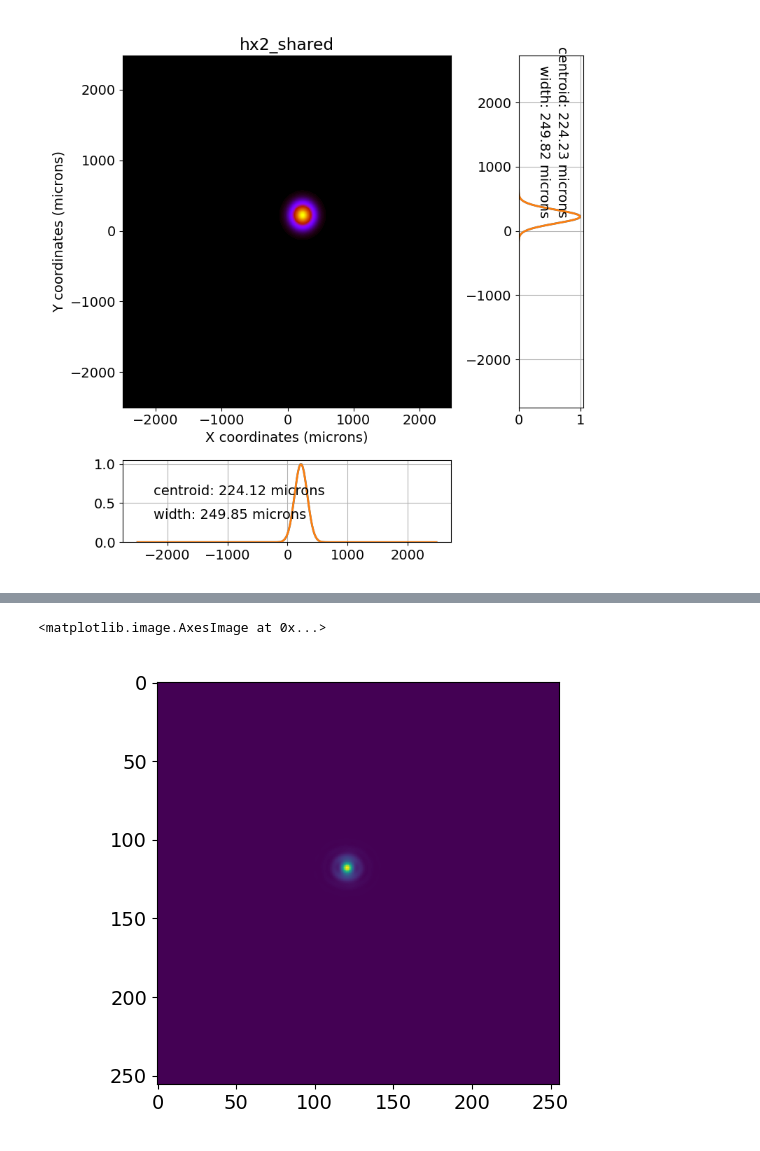
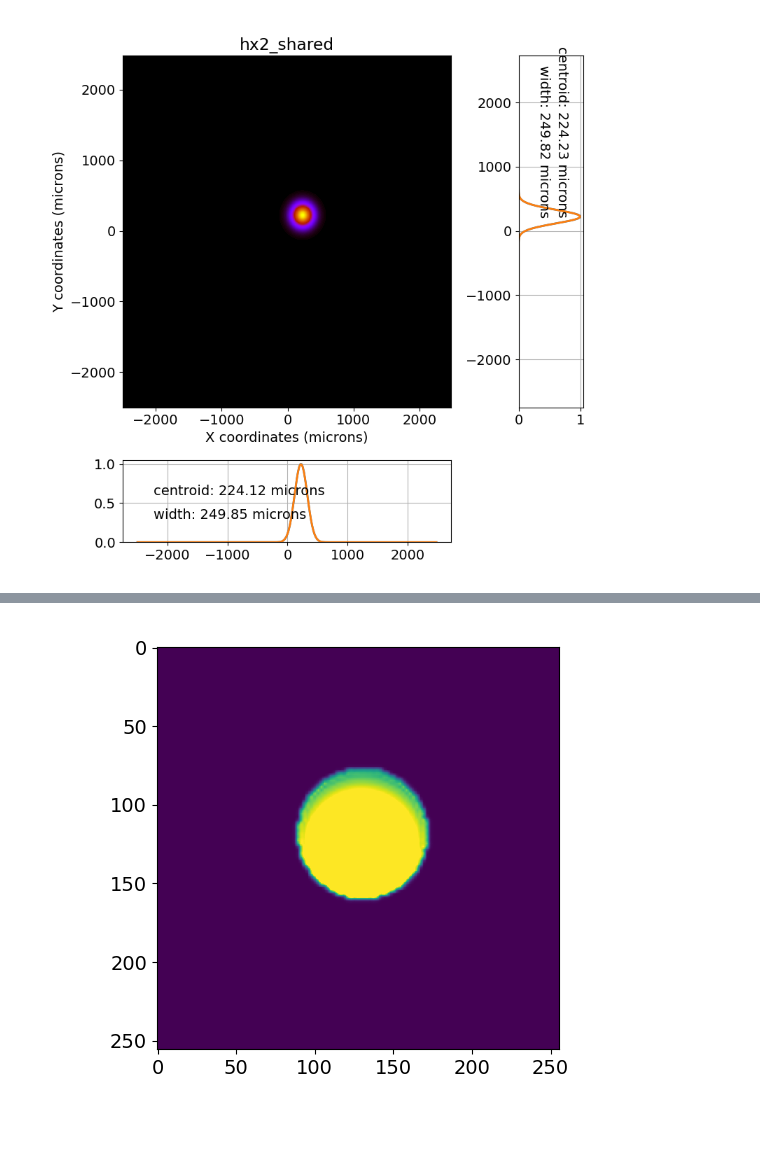
Before and after one commit to mseaberg/lcls_beamline_toolbox, a Jupyter notebook: scripts/mfx_test.ipynb, the cells around one changed output, grey strips where cells are left out. Drawn from its saved outputs; the diff is of its cells as text; code cells hidden in the pictures.

```diff
--- a/scripts/mfx_test.ipynb
+++ b/scripts/mfx_test.ipynb
@@ -10,7 +10,7 @@ Can't find epics package. PPM_Imager class will not be supported
 # The wavefront propagation happens on a NxN grid - will affect the resolution of the result.
 # Using a GPU will help a lot for N>~256
 
-mfx_sim = mfx.MFX(9500,N=1024)
+mfx_sim = mfx.MFX(9500,N=4096)
 
 # ax and/or ay arguments for undulator pointing. These are in units of radians, and based on my understanding, the pivot point of the rotation is about
 # the upstream end of the undulators about 100m upstream of the undulator exit.
@@ -76,8 +76,8 @@ mfx_sim.beamline.DG3_YAG.view_beam()
 # %%
 # access to the image array
-ip_array = mfx_sim.beamline.MFX_IP.profile
+ip_array = mfx_sim.beamline.DG2_YAG.profile
 plt.figure()
 plt.imshow(ip_array)
+plt.clim(0,.1)
 # %% [output]
-<matplotlib.image.AxesImage at 0x...>
-[figure, old version]
+[figure, new version]
```
Also changed, not shown: parts of 1 cell of this notebook, 1 other file.
